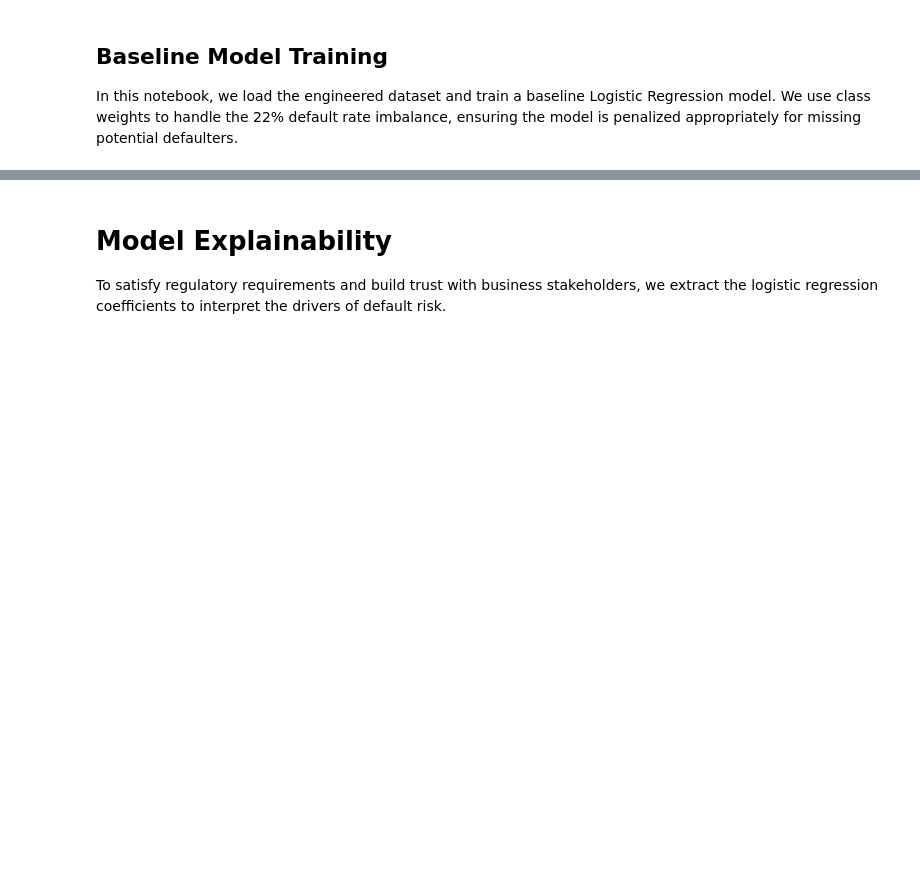
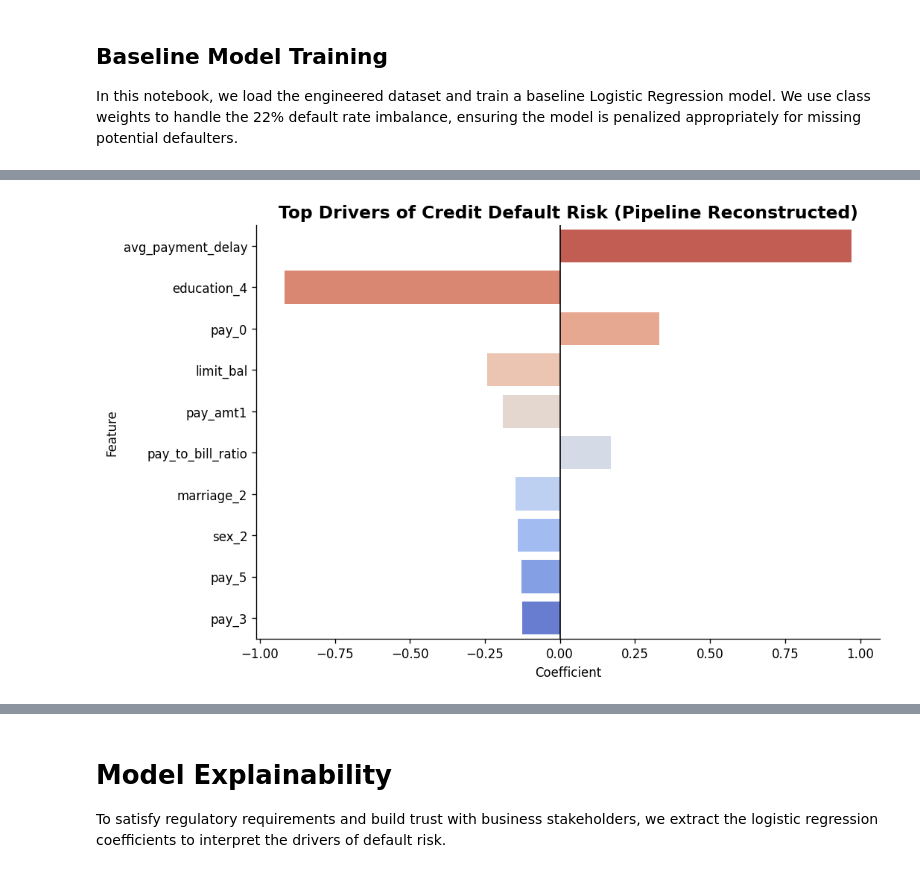
Before and after one commit to Milonahmed96/Credit-Risk-AI, a Jupyter notebook: notebooks/02_baseline_logistic.ipynb, the cells around one changed output, grey strips where cells are left out. Drawn from its saved outputs; the diff is of its cells as text; code cells hidden in the pictures; blank space fills up the shorter version.

```diff
--- a/notebooks/02_baseline_logistic.ipynb
+++ b/notebooks/02_baseline_logistic.ipynb
@@ -4,44 +4,93 @@
 ## Baseline Model Training
 In this notebook, we load the engineered dataset and train a baseline Logistic Regression model. We use class weights to handle the 22% default rate imbalance, ensuring the model is penalized appropriately for missing potential defaulters.
 # %%
-# import necessary libraries
 import pandas as pd
 import numpy as np
 import matplotlib.pyplot as plt
 import seaborn as sns
 import warnings
-from sklearn.linear_model import LogisticRegression
+import joblib
+
+from sklearn.pipeline import Pipeline
+from sklearn.compose import ColumnTransformer
+from sklearn.impute import SimpleImputer
+from sklearn.preprocessing import StandardScaler, OneHotEncoder
+from sklearn.linear_model import LogisticRegressionCV
 from sklearn.metrics import classification_report, roc_auc_score, average_precision_score, confusion_matrix
 
 warnings.filterwarnings('ignore')
+plt.rcParams.update({'font.family': 'sans-serif', 'axes.titlesize': 14, 'axes.titleweight': 'bold', 'figure.dpi': 120})
+sns.set_palette(["#20B2AA", "#DC143C"])
 
-# Set consistent visualization parameters
-plt.rcParams.update({
-    'font.family': 'sans-serif',
-    'axes.titlesize': 14,
-    'axes.titleweight': 'bold',
-    'axes.labelsize': 12,
-    'xtick.labelsize': 10,
-    'ytick.labelsize': 10,
-    'figure.dpi': 120
-})
-sns.set_style("whitegrid")
-banking_palette = ["#20B2AA", "#DC143C"]
-sns.set_palette(banking_palette)
+from google.colab import drive
+import pandas as pd
 
-# Load processed datasets
-train_data = pd.read_csv('train_processed.csv')
-test_data = pd.read_csv('test_processed.csv')
+# 1. Mount Google Drive
+drive.mount('/content/drive')
+
+# 2. Load the datasets directly from Drive
+project_path = '/content/drive/MyDrive/Ahmed Intelligence/AI for Banking and Fintech'
+print("Loading engineered datasets from Google Drive...")
+
+train_data = pd.read_csv(f'{project_path}/train_processed.csv')
+test_data = pd.read_csv(f'{project_path}/test_processed.csv')
 
 X_train = train_data.drop('default', axis=1)
 y_train = train_data['default']
 X_test = test_data.drop('default', axis=1)
 y_test = test_data['default']
 
-# Train Logistic Regression
-log_reg = LogisticRegression(class_weight='balanced', random_state=42, max_iter=1000)
-log_reg.fit(X_train, y_train)
+print("✅ Data loaded successfully!")
 
-# Generate probability predictions for threshold tuning
-y_pred_prob = log_reg.predict_proba(X_test)[:, 1]
-y_pred_default = (y_pred_prob >= 0.5).astype(int)
+# 2. Define Leakage-Safe Preprocessing Pipeline
+categorical_cols = ['sex', 'education', 'marriage']
+continuous_cols = [col for col in X_train.columns if col not in categorical_cols]
+
+preprocessor = ColumnTransformer(transformers=[
+    ('num', Pipeline(steps=[
+        ('imputer', SimpleImputer(strategy='median')), # Handles NaNs correctly
+        ('scaler', StandardScaler())
+    ]), continuous_cols),
+    ('cat', Pipeline(steps=[
+        ('imputer', SimpleImputer(strategy='most_frequent')),
+        ('onehot', OneHotEncoder(drop='first', handle_unknown='ignore'))
+    ]), categorical_cols)
+])
+
+# 3. Create Full Pipeline with CV Tuning
+baseline_pipeline = Pipeline(steps=[
+    ('preprocessor', preprocessor),
+    ('classifier', LogisticRegressionCV(
+        class_weight='balanced', cv=5, scoring='roc_auc', random_state=42, max_iter=1000
+    ))
+])
+
+# 4. Train and Save Model
+print("Training Leakage-Safe Pipeline with 5-Fold CV...")
+baseline_pipeline.fit(X_train, y_train)
+joblib.dump(baseline_pipeline, 'baseline_model_pipeline.pkl')
+print("✅ Model trained, tuned, and saved successfully!")
+
+# 5. Evaluate & Cost Curve (Same logic as before)
+y_pred_prob = baseline_pipeline.predict_proba(X_test)[:, 1]
+print(f"ROC-AUC: {roc_auc_score(y_test, y_pred_prob):.4f}")
+
+# --- 6. Explainability with Feature Name Reconstruction ---
+# Pipelines hide feature names, so we must extract them dynamically
+cat_encoder = baseline_pipeline.named_steps['preprocessor'].named_transformers_['cat'].named_steps['onehot']
+cat_features = cat_encoder.get_feature_names_out(categorical_cols)
+all_feature_names = continuous_cols + list(cat_features)
+
+coefficients = baseline_pipeline.named_steps['classifier'].coef_[0]
+
+coef_df = pd.DataFrame({'Feature': all_feature_names, 'Coefficient': coefficients})
+coef_df['Abs_Coefficient'] = coef_df['Coefficient'].abs()
+top_features = coef_df.sort_values(by='Abs_Coefficient', ascending=False).head(10)
+
+plt.figure(figsize=(9, 6))
+sns.barplot(data=top_features, x='Coefficient', y='Feature', palette="coolwarm_r")
+plt.title('Top Drivers of Credit Default Risk (Pipeline Reconstructed)')
+plt.axvline(x=0, color='black', linestyle='-', linewidth=1)
+sns.despine()
+plt.show()
+# %% [output]
@@ -48 +103,2 @@ y_pred_default = (y_pred_prob >= 0.5).astype(int)
+[figure, added]
 # %% [markdown]
```
Also changed, not shown: parts of 6 cells of this notebook.
